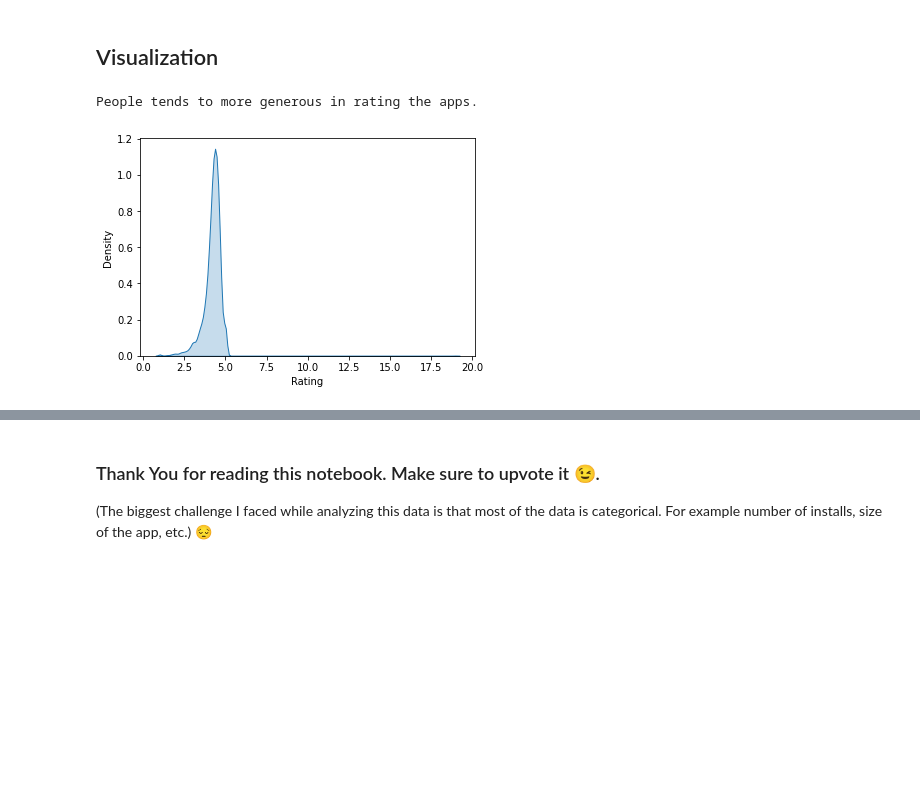
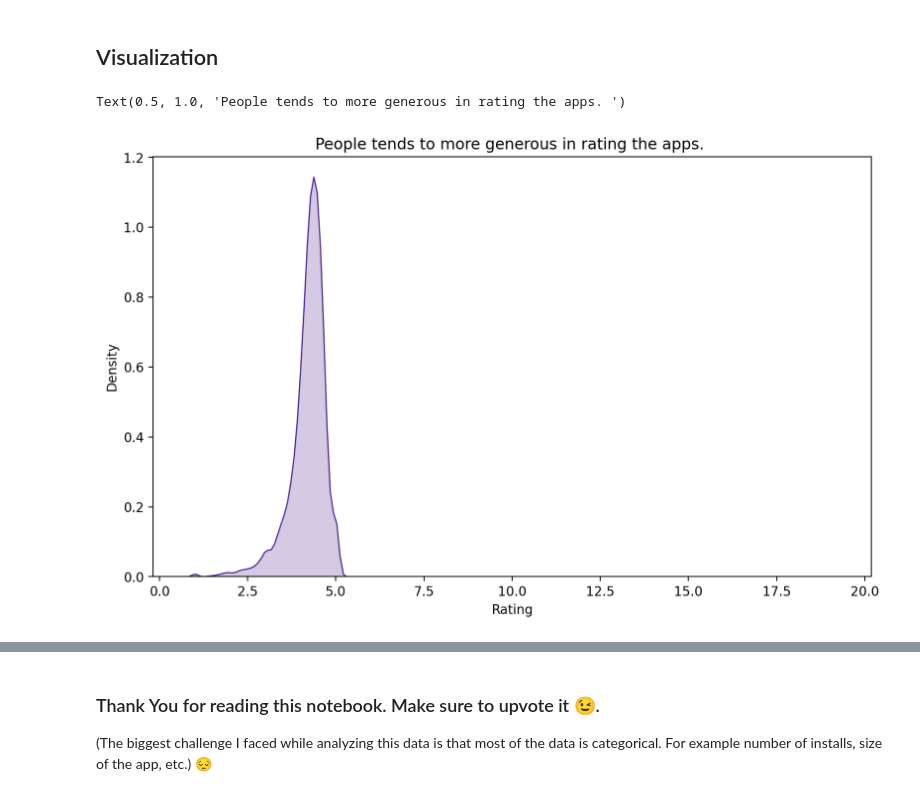
Before and after one commit to Neeshamraghav012/Data-Weapons, a Jupyter notebook: android-apps-deep-insights.ipynb, the cells around one changed output, grey strips where cells are left out. Drawn from its saved outputs; the diff is of its cells as text; code cells hidden in the pictures; blank space fills up the shorter version.

```diff
--- a/android-apps-deep-insights.ipynb
+++ b/android-apps-deep-insights.ipynb
@@ -126,13 +126,17 @@ Only 7.40% are paid apps.
 ## Visualization
 # %%
 
+plt.figure(figsize = (10, 6), dpi = 200)
+
+color = sns.color_palette("Purples_r")
+sns.set_palette(color)
+
 sns.kdeplot(data = data.Rating, shade = True)
-#sns.catplot(x="Category", y="Installs", data=data)
 
-print("People tends to more generous in rating the apps. ")
+plt.title("People tends to more generous in rating the apps. ")
 # %% [output]
-People tends to more generous in rating the apps.
+Text(0.5, 1.0, 'People tends to more generous in rating the apps. ')
-[figure, old version]
+[figure, new version]
 # %%
 plt.rcParams['figure.dpi'] = 100
 sns.set_context('paper', font_scale = 2)
```
Also changed, not shown: parts of 2 cells of this notebook.
